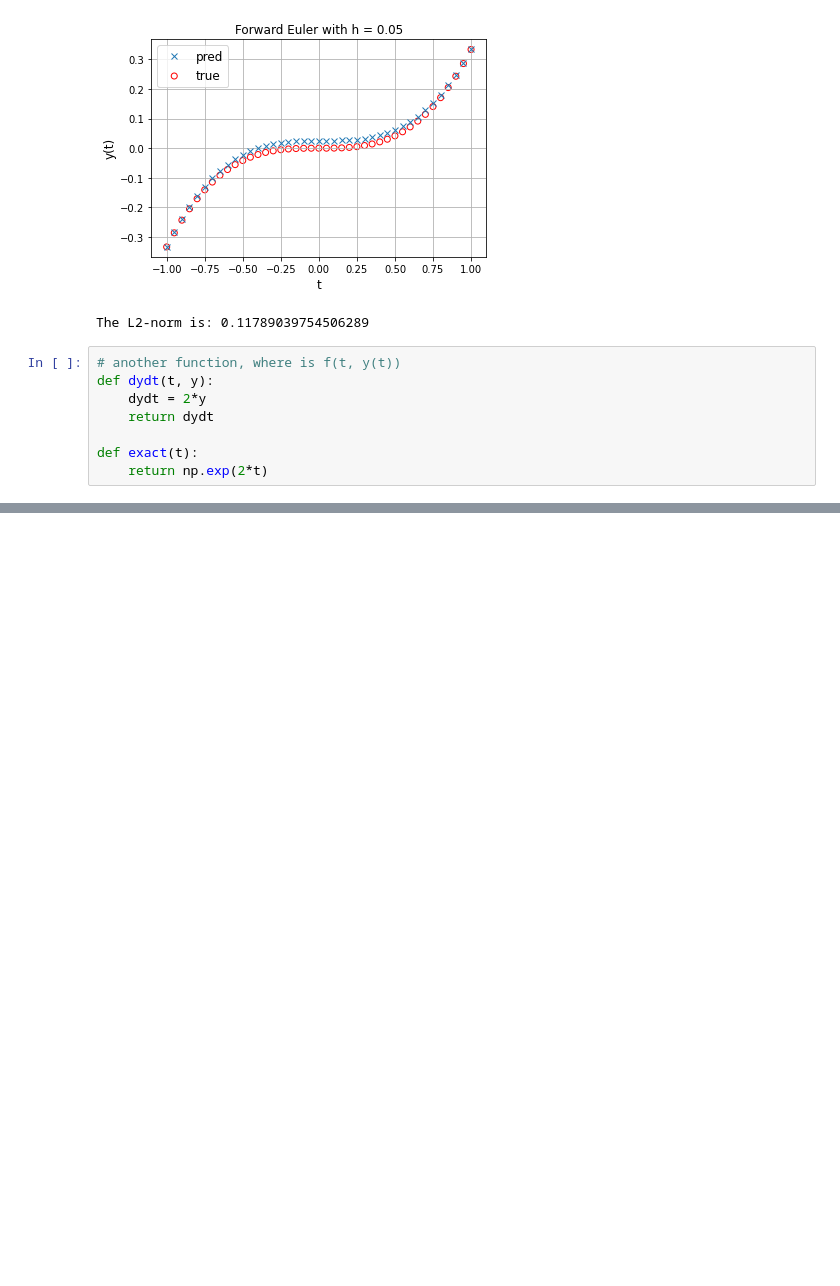
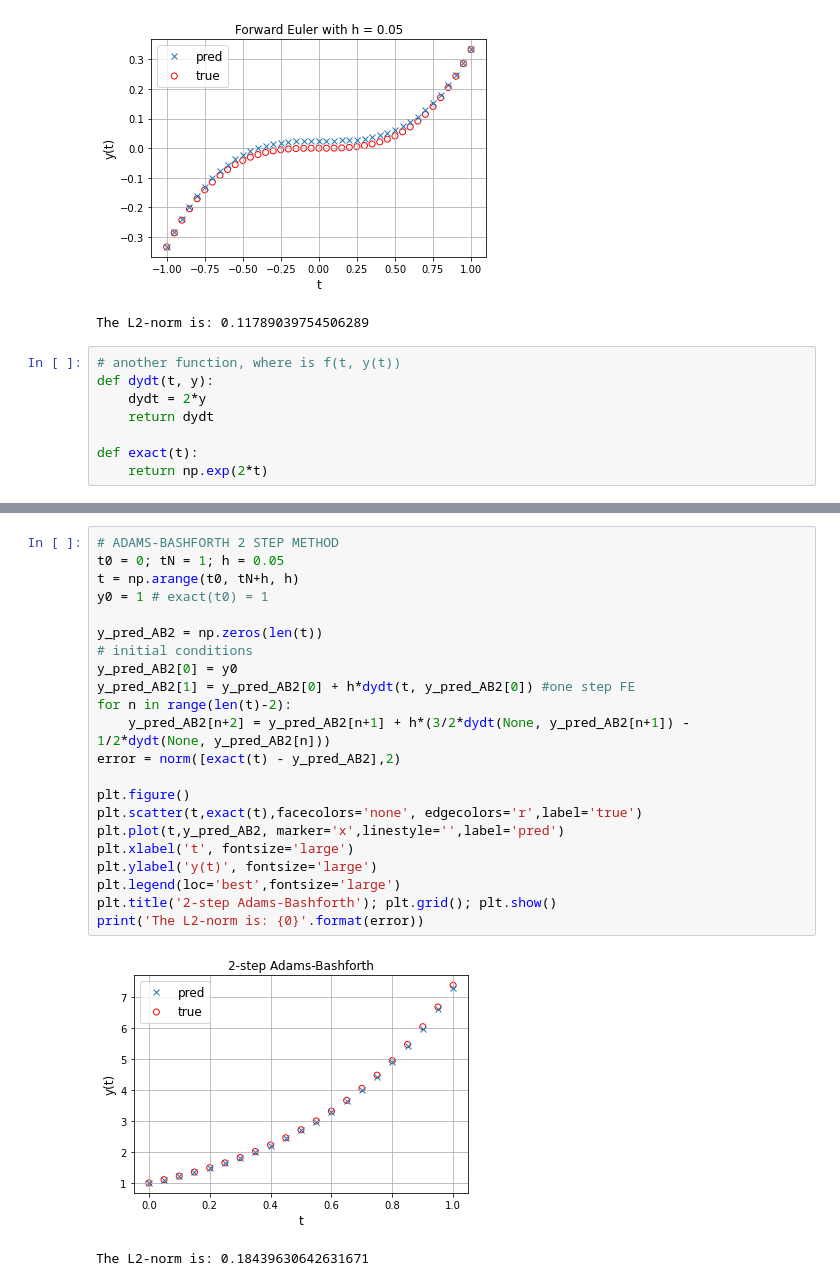
Before and after one commit to tanasr/DeepSolver, a Jupyter notebook: src/ode_solver.ipynb, the cells around one changed output, grey strips where cells are left out. Drawn from its saved outputs; the diff is of its cells as text; blank space fills up the shorter version.

Commit message:
added AB 2step

```diff
--- a/src/ode_solver.ipynb
+++ b/src/ode_solver.ipynb
@@ -87,0 +91,25 @@ print('The L2-norm is: {0}'.format(error))
+# %%
+# ADAMS-BASHFORTH 2 STEP METHOD
+t0 = 0; tN = 1; h = 0.05
+t = np.arange(t0, tN+h, h)
+y0 = 1 # exact(t0) = 1
+
+y_pred_AB2 = np.zeros(len(t))
+# initial conditions
+y_pred_AB2[0] = y0
+y_pred_AB2[1] = y_pred_AB2[0] + h*dydt(t, y_pred_AB2[0]) #one step FE
+for n in range(len(t)-2):
+    y_pred_AB2[n+2] = y_pred_AB2[n+1] + h*(3/2*dydt(None, y_pred_AB2[n+1]) - 1/2*dydt(None, y_pred_AB2[n]))
+error = norm([exact(t) - y_pred_AB2],2)
+
+plt.figure()
+plt.scatter(t,exact(t),facecolors='none', edgecolors='r',label='true')
+plt.plot(t,y_pred_AB2, marker='x',linestyle='',label='pred')
+plt.xlabel('t', fontsize='large')
+plt.ylabel('y(t)', fontsize='large')
+plt.legend(loc='best',fontsize='large')
+plt.title('2-step Adams-Bashforth'); plt.grid(); plt.show()
+print('The L2-norm is: {0}'.format(error))
+# %% [output]
+[figure, added]
+The L2-norm is: 0.18439630642631671
```
Also changed, not shown: parts of 3 cells of this notebook.
